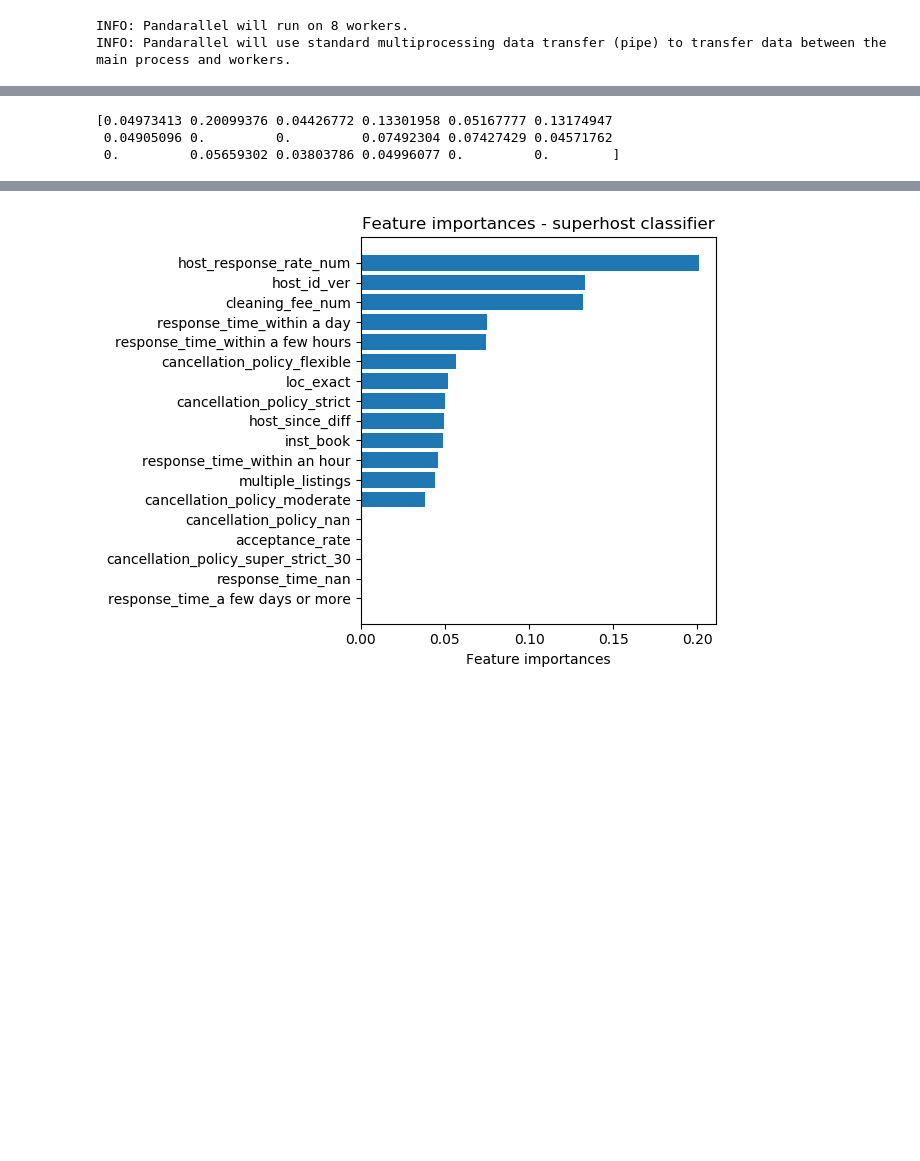
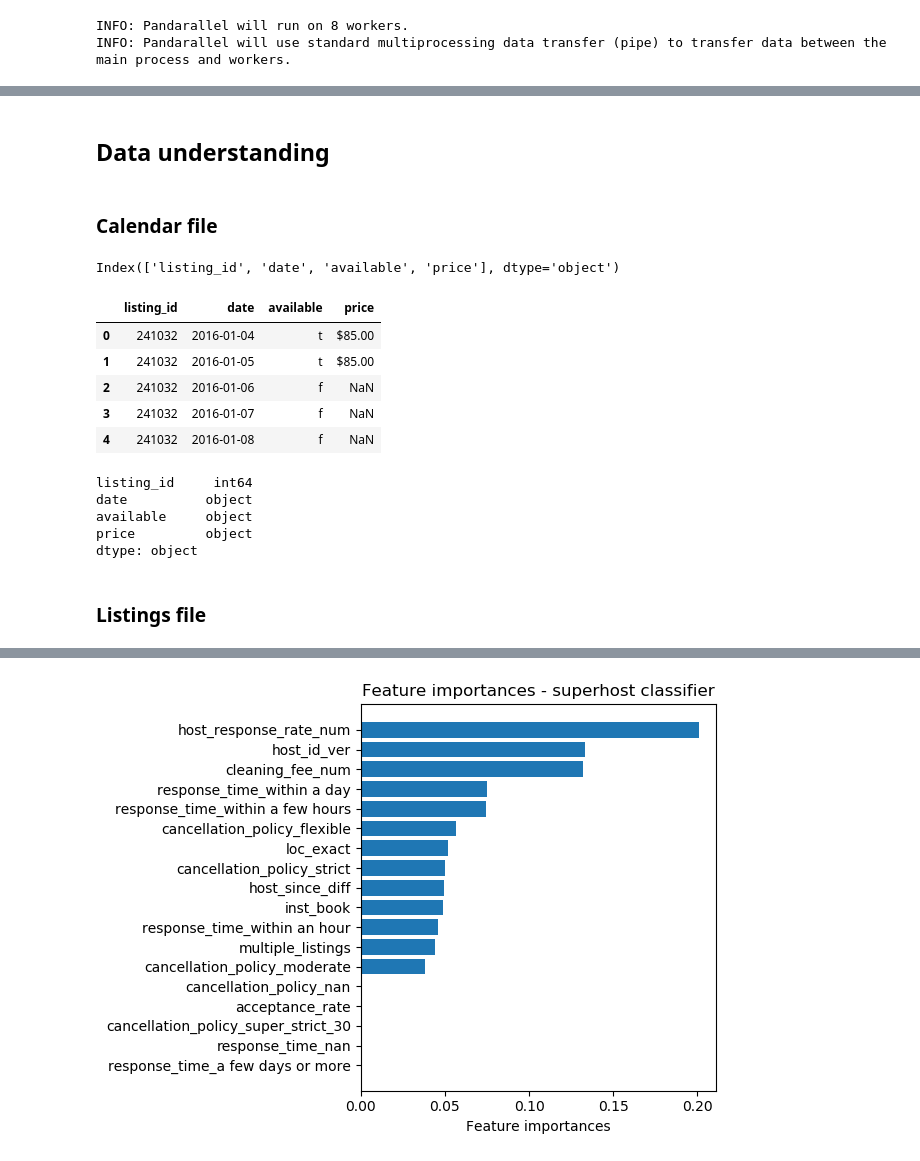
Before and after one commit to downtheline5/seattle_boston_airbnb, a Jupyter notebook: Project1.ipynb, the cells around one changed output, grey strips where cells are left out. Cells and saved outputs as stored; diff of their text form; code cells hidden in the pictures; blank space fills up the shorter version.

```diff
--- a/Project1.ipynb
+++ b/Project1.ipynb
@@ -276,14 +26,28 @@ Name: superhost, dtype: int64
-# %%
-imps = gb.feature_importances_
-imps_ix = np.argsort(imps)
-imps_ix = imps_ix[::-1]
-print(imps)
-imps_ord = []
-coefs = []
-for ix in imps_ix:
-    imps_ord.append(get_cols[ix])
-    coefs.append(imps[ix])
-# %% [output]
-[0.04973413 0.20099376 0.04426772 0.13301958 0.05167777 0.13174947
- 0.04905096 0.         0.         0.07492304 0.07427429 0.04571762
- 0.         0.05659302 0.03803786 0.04996077 0.         0.        ]
+# %% [markdown]
+## Data understanding
+# %%
+temp1 = pd.read_csv('seattle_airbnb/calendar.csv')
+temp2 = pd.read_csv('seattle_airbnb/listings.csv')
+# %% [markdown]
+### Calendar file
+# %%
+temp1.columns
+# %% [output]
+Index(['listing_id', 'date', 'available', 'price'], dtype='object')
+# %%
+temp1.head()
+# %% [output]
+|  | listing_id | date | available | price |
+| 0 | 241032 | 2016-01-04 | t | $85.00 |
+| 1 | 241032 | 2016-01-05 | t | $85.00 |
+| 2 | 241032 | 2016-01-06 | f | NaN |
+| 3 | 241032 | 2016-01-07 | f | NaN |
+| 4 | 241032 | 2016-01-08 | f | NaN |
+# %%
+temp1.dtypes
+# %% [output]
+listing_id     int64
+date          object
+available     object
+price         object
+dtype: object
@@ -289,0 +56,2 @@ for ix in imps_ix:
+# %% [markdown]
+### Listings file
```
Also changed, not shown: parts of 58 cells of this notebook, 1 other file.
